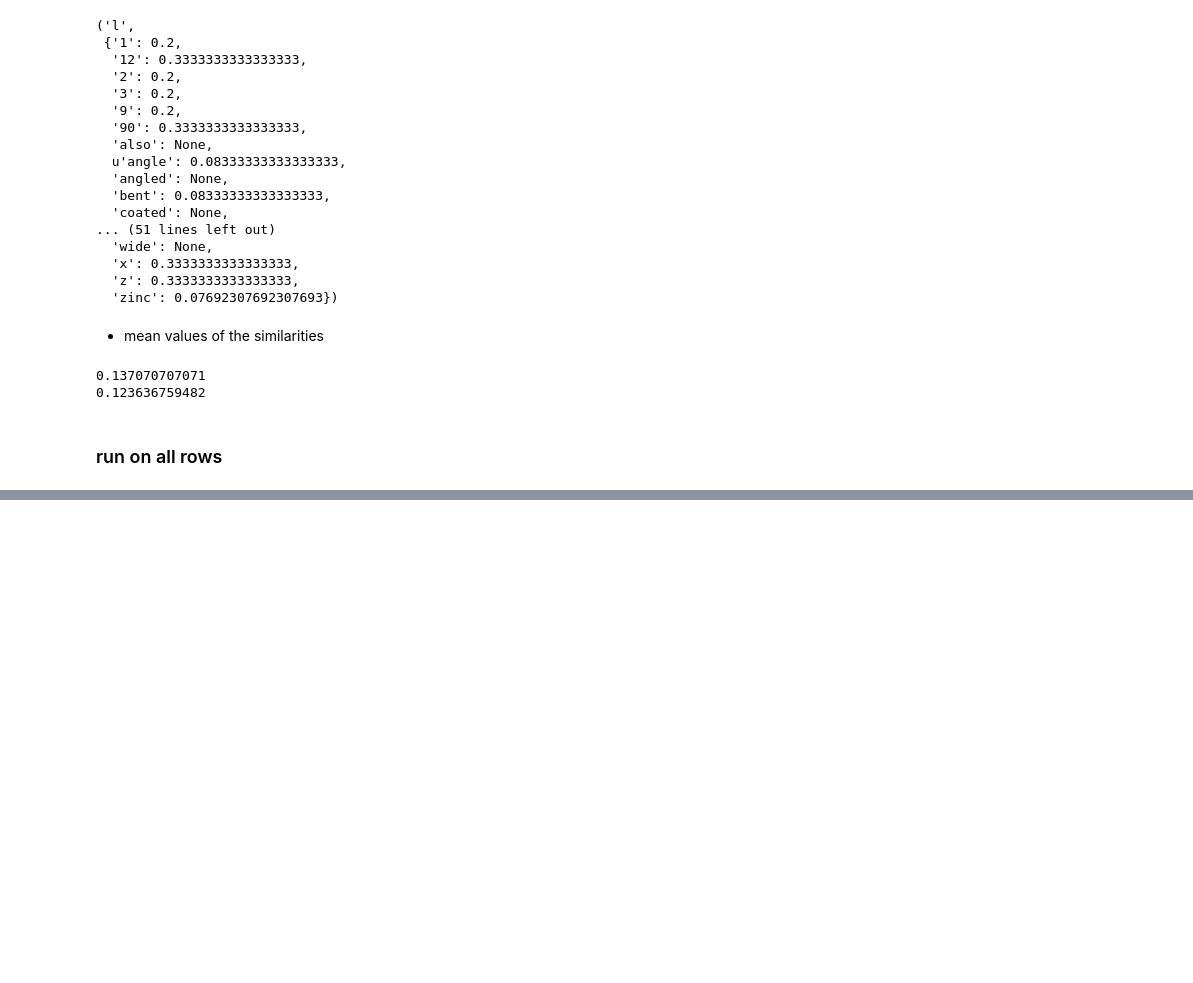
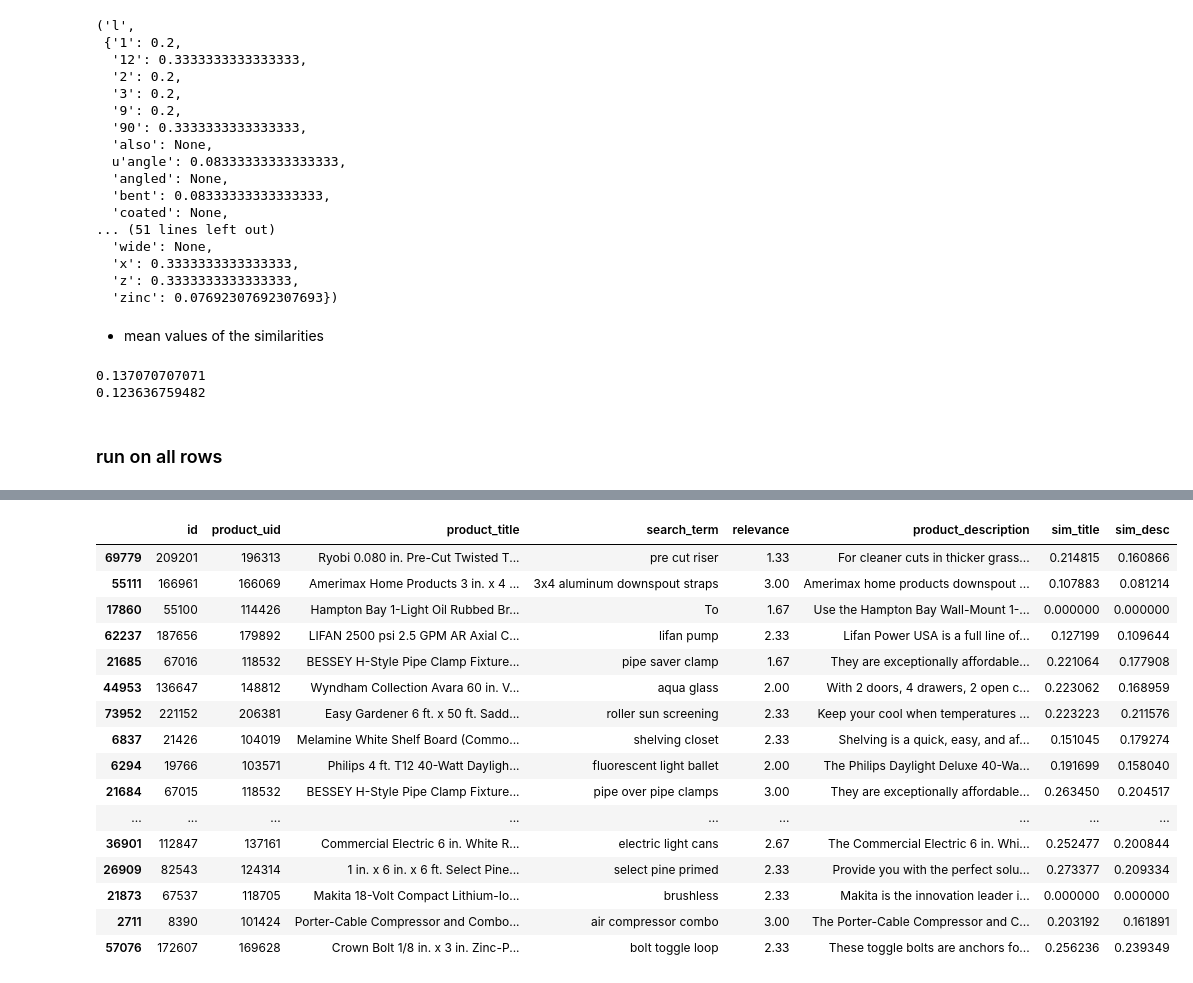
Before and after one commit to zxzjim/MyThinkful, a Jupyter notebook: CapStoneProject_n/Home Depot Product Search Relevance.ipynb, the cells around one changed output, grey strips where cells are left out. Drawn from its saved outputs; the diff is of its cells as text; code cells hidden in the pictures; blank space fills up the shorter version.

```diff
--- a/CapStoneProject_n/Home Depot Product Search Relevance.ipynb
+++ b/CapStoneProject_n/Home Depot Product Search Relevance.ipynb
@@ -489,3 +509,6 @@ def find_search_similarity_title_desc(row,title_col_name,search_col_name, desc_c
     elif mode == 'avg':
         print 'return: ', (sim_title_mean_val + sim_desc_mean_val)/2
         return (sim_title_mean_val + sim_desc_mean_val)/2
+# %%
+train_merged_sub = train_merged.sample(frac=.01)
+train_merged_sub.info()
@@ -537,0 +564,2 @@ train_merged.head()
+# %%
+train_merged_sub['sim_desc'] = train_merged_sub.apply(lambda row: find_search_similarity_title_desc(row, 'product_title','search_term', 'product_description', 'desc'), axis=1)
@@ -538,3 +584,23 @@ train_merged.head()
+# %%
+train_merged_sub.tail(20)
+# %% [output]
+|  | id | product_uid | product_title | search_term | relevance | product_description | sim_title | sim_desc |
+| 69779 | 209201 | 196313 | Ryobi 0.080 in. Pre-Cut Twisted T... | pre cut riser | 1.33 | For cleaner cuts in thicker grass... | 0.214815 | 0.160866 |
+| 55111 | 166961 | 166069 | Amerimax Home Products 3 in. x 4 ... | 3x4 aluminum downspout straps | 3.00 | Amerimax home products downspout ... | 0.107883 | 0.081214 |
+| 17860 | 55100 | 114426 | Hampton Bay 1-Light Oil Rubbed Br... | To | 1.67 | Use the Hampton Bay Wall-Mount 1-... | 0.000000 | 0.000000 |
+| 62237 | 187656 | 179892 | LIFAN 2500 psi 2.5 GPM AR Axial C... | lifan pump | 2.33 | Lifan Power USA is a full line of... | 0.127199 | 0.109644 |
+| 21685 | 67016 | 118532 | BESSEY H-Style Pipe Clamp Fixture... | pipe saver clamp | 1.67 | They are exceptionally affordable... | 0.221064 | 0.177908 |
+| 44953 | 136647 | 148812 | Wyndham Collection Avara 60 in. V... | aqua glass | 2.00 | With 2 doors, 4 drawers, 2 open c... | 0.223062 | 0.168959 |
+| 73952 | 221152 | 206381 | Easy Gardener 6 ft. x 50 ft. Sadd... | roller sun screening | 2.33 | Keep your cool when temperatures ... | 0.223223 | 0.211576 |
+| 6837 | 21426 | 104019 | Melamine White Shelf Board (Commo... | shelving closet | 2.33 | Shelving is a quick, easy, and af... | 0.151045 | 0.179274 |
+| 6294 | 19766 | 103571 | Philips 4 ft. T12 40-Watt Dayligh... | fluorescent light ballet | 2.00 | The Philips Daylight Deluxe 40-Wa... | 0.191699 | 0.158040 |
+| 21684 | 67015 | 118532 | BESSEY H-Style Pipe Clamp Fixture... | pipe over pipe clamps | 3.00 | They are exceptionally affordable... | 0.263450 | 0.204517 |
+| ... | ... | ... | ... | ... | ... | ... | ... | ... |
+| 36901 | 112847 | 137161 | Commercial Electric 6 in. White R... | electric light cans | 2.67 | The Commercial Electric 6 in. Whi... | 0.252477 | 0.200844 |
+| 26909 | 82543 | 124314 | 1 in. x 6 in. x 6 ft. Select Pine... | select pine primed | 2.33 | Provide you with the perfect solu... | 0.273377 | 0.209334 |
+| 21873 | 67537 | 118705 | Makita 18-Volt Compact Lithium-Io... | brushless | 2.33 | Makita is the innovation leader i... | 0.000000 | 0.000000 |
+| 2711 | 8390 | 101424 | Porter-Cable Compressor and Combo... | air compressor combo | 3.00 | The Porter-Cable Compressor and C... | 0.203192 | 0.161891 |
+| 57076 | 172607 | 169628 | Crown Bolt 1/8 in. x 3 in. Zinc-P... | bolt toggle loop | 2.33 | These toggle bolts are anchors fo... | 0.256236 | 0.239349 |
 # %%
 multiple linear regression
 SVM
```
Also changed, not shown: parts of 6 cells of this notebook, 1 other file.
